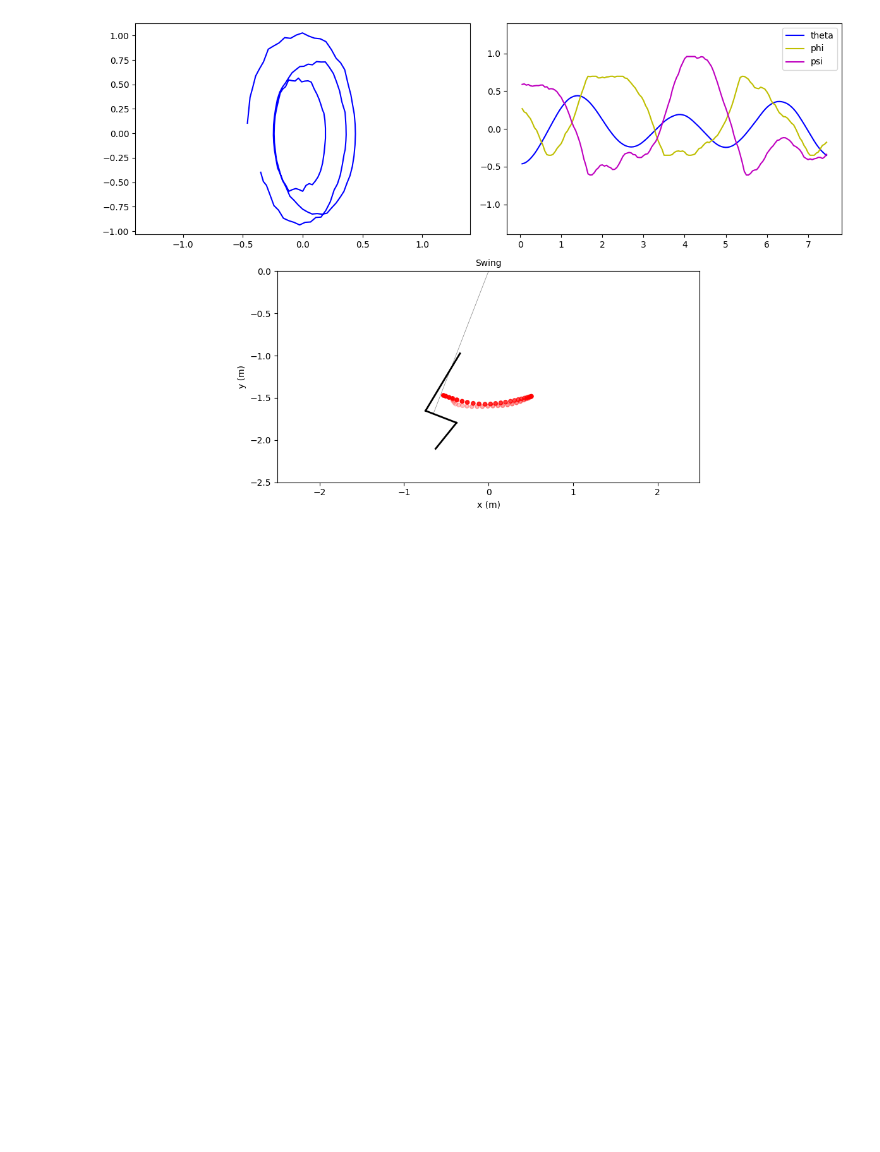
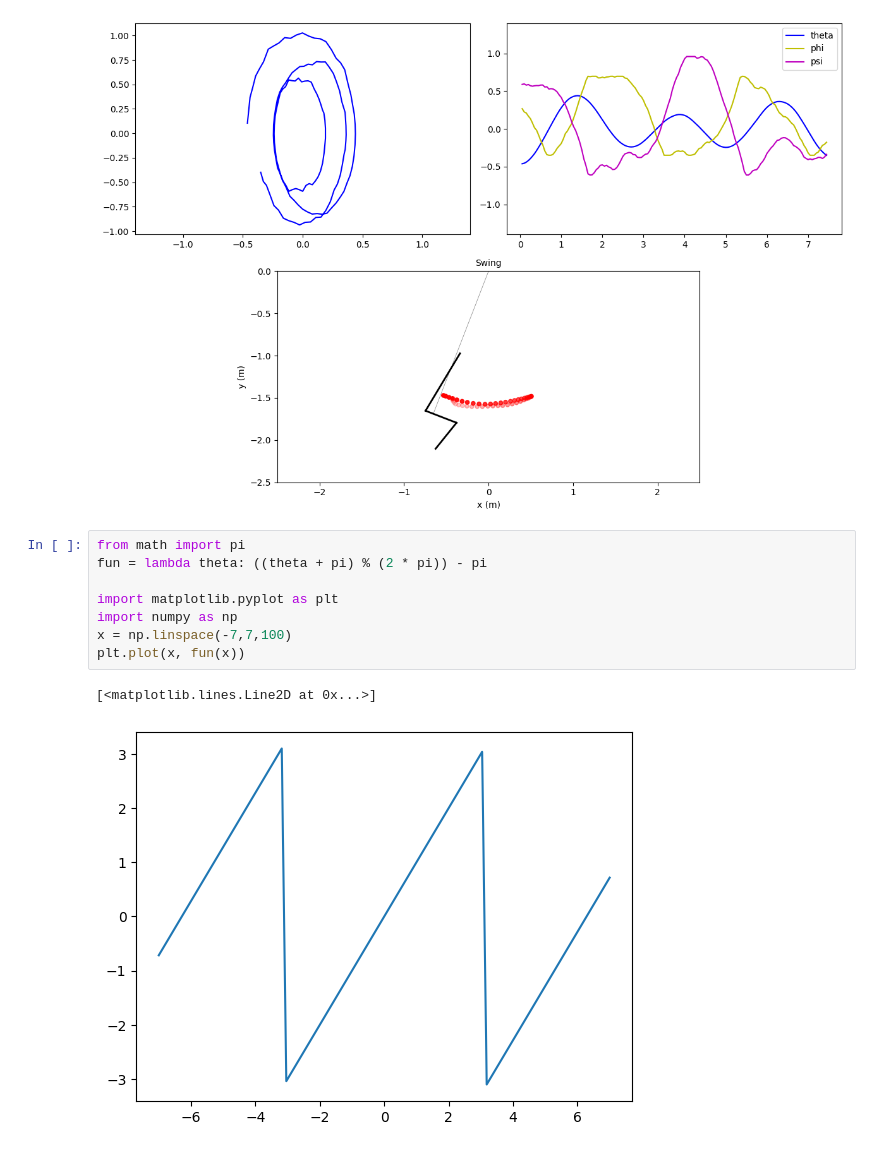
Before and after one commit to Mpasiowiec/playground-swing-rl, a Jupyter notebook: notebooks/demo.ipynb, the cells around one changed output. Cells and saved outputs as stored; diff of their text form; blank space fills up the shorter version.

```diff
--- a/notebooks/demo.ipynb
+++ b/notebooks/demo.ipynb
@@ -17,3 +17,14 @@ env.save_gif_from_frames('random_action1.gif')
 # %% [output]
 GIF saved as random_action1.gif from 150 frames.
 [figure]
+# %%
+from math import pi
+fun = lambda theta: ((theta + pi) % (2 * pi)) - pi
+
+import matplotlib.pyplot as plt
+import numpy as np
+x = np.linspace(-7,7,100)
+plt.plot(x, fun(x))
+# %% [output]
+[<matplotlib.lines.Line2D at 0x...>]
+[figure, added]
```
Also changed, not shown: 1 other file.
